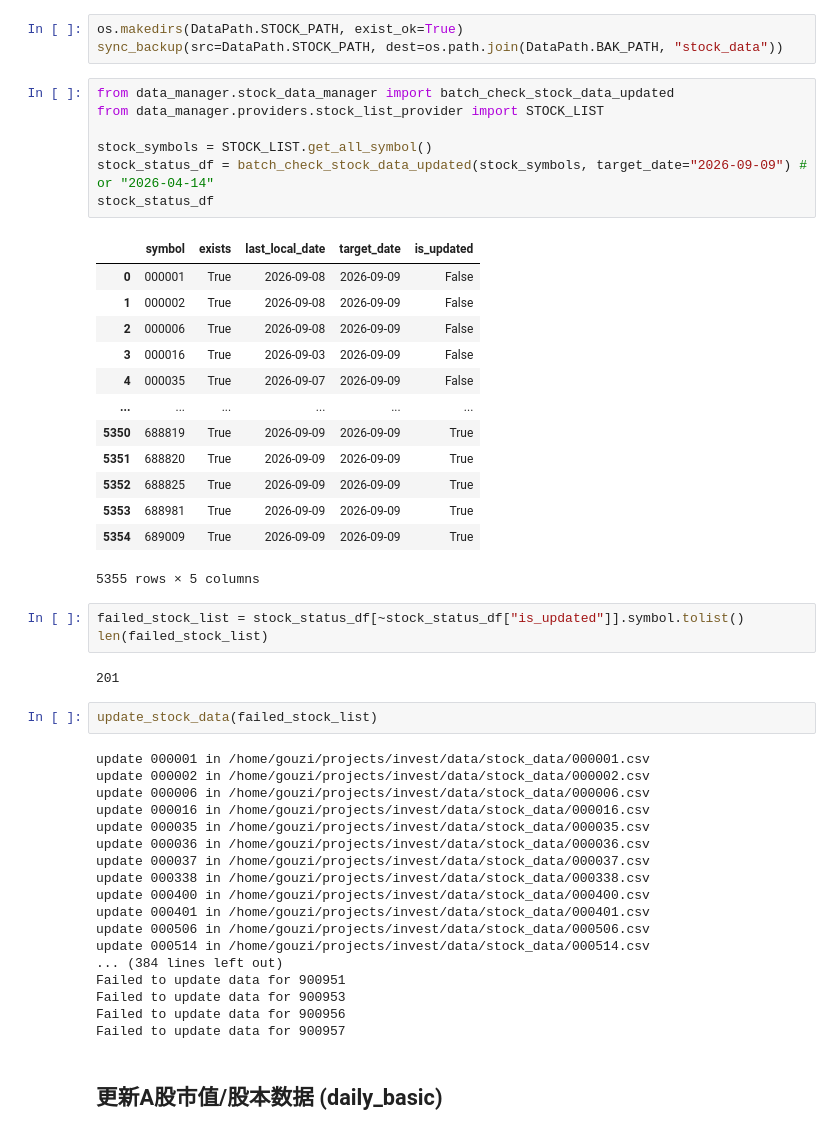
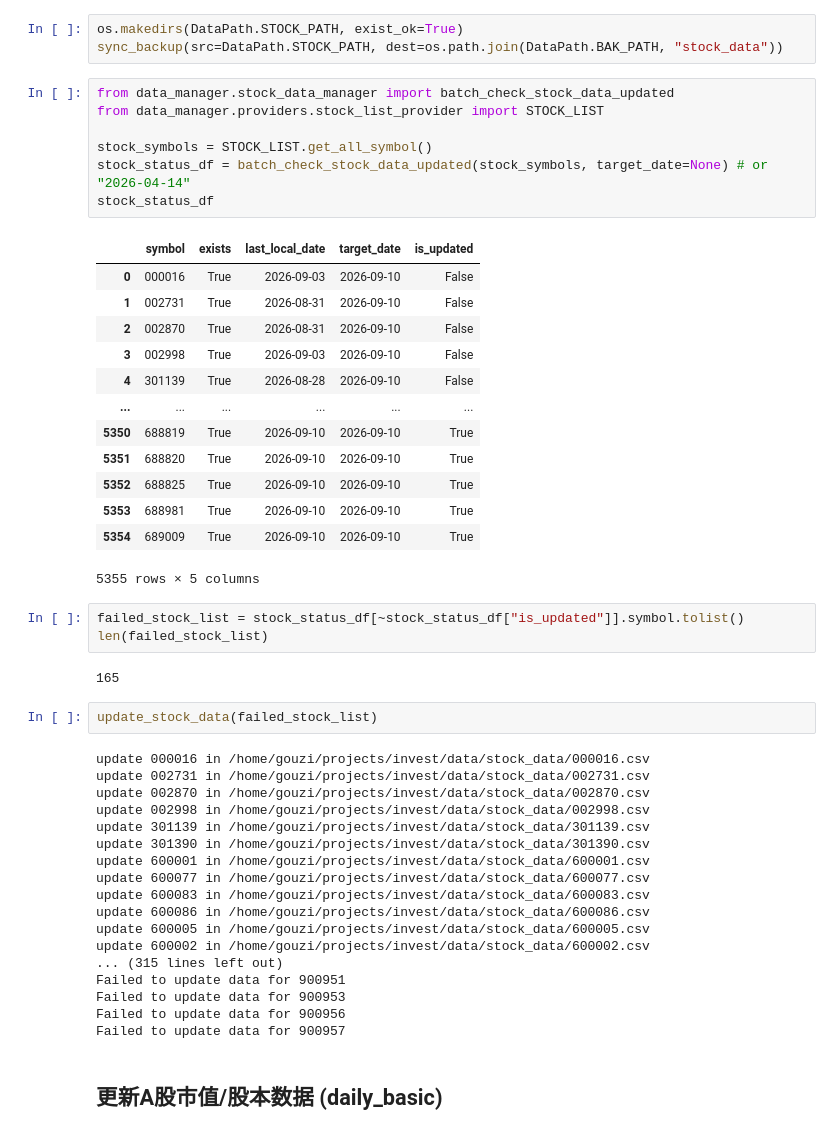
Before and after one commit to WuYingge/free-ladder, a Jupyter notebook: notebooks/dailyUpdate.ipynb, the cells around one changed output. Cells and saved outputs as stored; diff of their text form.

Commit message:
data

```diff
--- a/notebooks/dailyUpdate.ipynb
+++ b/notebooks/dailyUpdate.ipynb
@@ -328,45 +116,45 @@ sync_backup(src=DataPath.STOCK_PATH, dest=os.path.join(DataPath.BAK_PATH, "stock
 # %%
 from data_manager.stock_data_manager import batch_check_stock_data_updated
 from data_manager.providers.stock_list_provider import STOCK_LIST
 
 stock_symbols = STOCK_LIST.get_all_symbol()
-stock_status_df = batch_check_stock_data_updated(stock_symbols, target_date="2026-09-09") # or "2026-04-14"
+stock_status_df = batch_check_stock_data_updated(stock_symbols, target_date=None) # or "2026-04-14"
 stock_status_df
 # %% [output]
 |  | symbol | exists | last_local_date | target_date | is_updated |
-| 0 | 000001 | True | 2026-09-08 | 2026-09-09 | False |
-| 1 | 000002 | True | 2026-09-08 | 2026-09-09 | False |
-| 2 | 000006 | True | 2026-09-08 | 2026-09-09 | False |
-| 3 | 000016 | True | 2026-09-03 | 2026-09-09 | False |
-| 4 | 000035 | True | 2026-09-07 | 2026-09-09 | False |
+| 0 | 000016 | True | 2026-09-03 | 2026-09-10 | False |
+| 1 | 002731 | True | 2026-08-31 | 2026-09-10 | False |
+| 2 | 002870 | True | 2026-08-31 | 2026-09-10 | False |
+| 3 | 002998 | True | 2026-09-03 | 2026-09-10 | False |
+| 4 | 301139 | True | 2026-08-28 | 2026-09-10 | False |
 | ... | ... | ... | ... | ... | ... |
-| 5350 | 688819 | True | 2026-09-09 | 2026-09-09 | True |
-| 5351 | 688820 | True | 2026-09-09 | 2026-09-09 | True |
-| 5352 | 688825 | True | 2026-09-09 | 2026-09-09 | True |
-| 5353 | 688981 | True | 2026-09-09 | 2026-09-09 | True |
-| 5354 | 689009 | True | 2026-09-09 | 2026-09-09 | True |
+| 5350 | 688819 | True | 2026-09-10 | 2026-09-10 | True |
+| 5351 | 688820 | True | 2026-09-10 | 2026-09-10 | True |
+| 5352 | 688825 | True | 2026-09-10 | 2026-09-10 | True |
+| 5353 | 688981 | True | 2026-09-10 | 2026-09-10 | True |
+| 5354 | 689009 | True | 2026-09-10 | 2026-09-10 | True |
 5355 rows × 5 columns
 # %%
 failed_stock_list = stock_status_df[~stock_status_df["is_updated"]].symbol.tolist()
 len(failed_stock_list)
 # %% [output]
-201
+165
 # %%
 update_stock_data(failed_stock_list)
 # %% [output]
-update 000001 in /home/gouzi/projects/invest/data/stock_data/000001.csv
-update 000002 in /home/gouzi/projects/invest/data/stock_data/000002.csv
-update 000006 in /home/gouzi/projects/invest/data/stock_data/000006.csv
 update 000016 in /home/gouzi/projects/invest/data/stock_data/000016.csv
-update 000035 in /home/gouzi/projects/invest/data/stock_data/000035.csv
-update 000036 in /home/gouzi/projects/invest/data/stock_data/000036.csv
-update 000037 in /home/gouzi/projects/invest/data/stock_data/000037.csv
-update 000338 in /home/gouzi/projects/invest/data/stock_data/000338.csv
-update 000400 in /home/gouzi/projects/invest/data/stock_data/000400.csv
-update 000401 in /home/gouzi/projects/invest/data/stock_data/000401.csv
-update 000506 in /home/gouzi/projects/invest/data/stock_data/000506.csv
-update 000514 in /home/gouzi/projects/invest/data/stock_data/000514.csv
-... (384 lines left out)
+update 002731 in /home/gouzi/projects/invest/data/stock_data/002731.csv
+update 002870 in /home/gouzi/projects/invest/data/stock_data/002870.csv
+update 002998 in /home/gouzi/projects/invest/data/stock_data/002998.csv
+update 301139 in /home/gouzi/projects/invest/data/stock_data/301139.csv
+update 301390 in /home/gouzi/projects/invest/data/stock_data/301390.csv
+update 600001 in /home/gouzi/projects/invest/data/stock_data/600001.csv
+update 600077 in /home/gouzi/projects/invest/data/stock_data/600077.csv
+update 600083 in /home/gouzi/projects/invest/data/stock_data/600083.csv
+update 600086 in /home/gouzi/projects/invest/data/stock_data/600086.csv
+update 600005 in /home/gouzi/projects/invest/data/stock_data/600005.csv
+update 600002 in /home/gouzi/projects/invest/data/stock_data/600002.csv
+... (315 lines left out)
 Failed to update data for 900951
 Failed to update data for 900953
 Failed to update data for 900956
```
Also changed, not shown: parts of 15 cells of this notebook, 37 other files.
